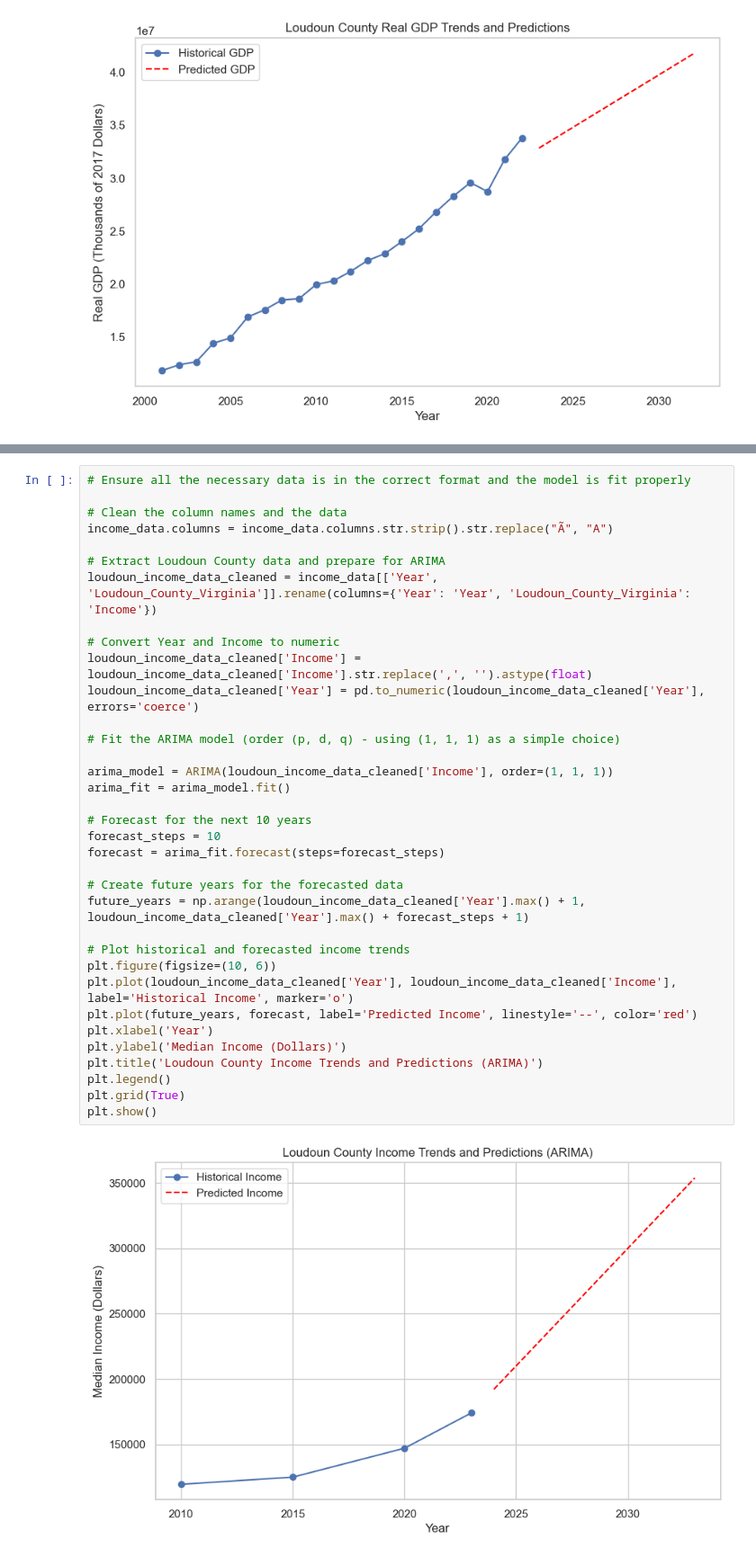
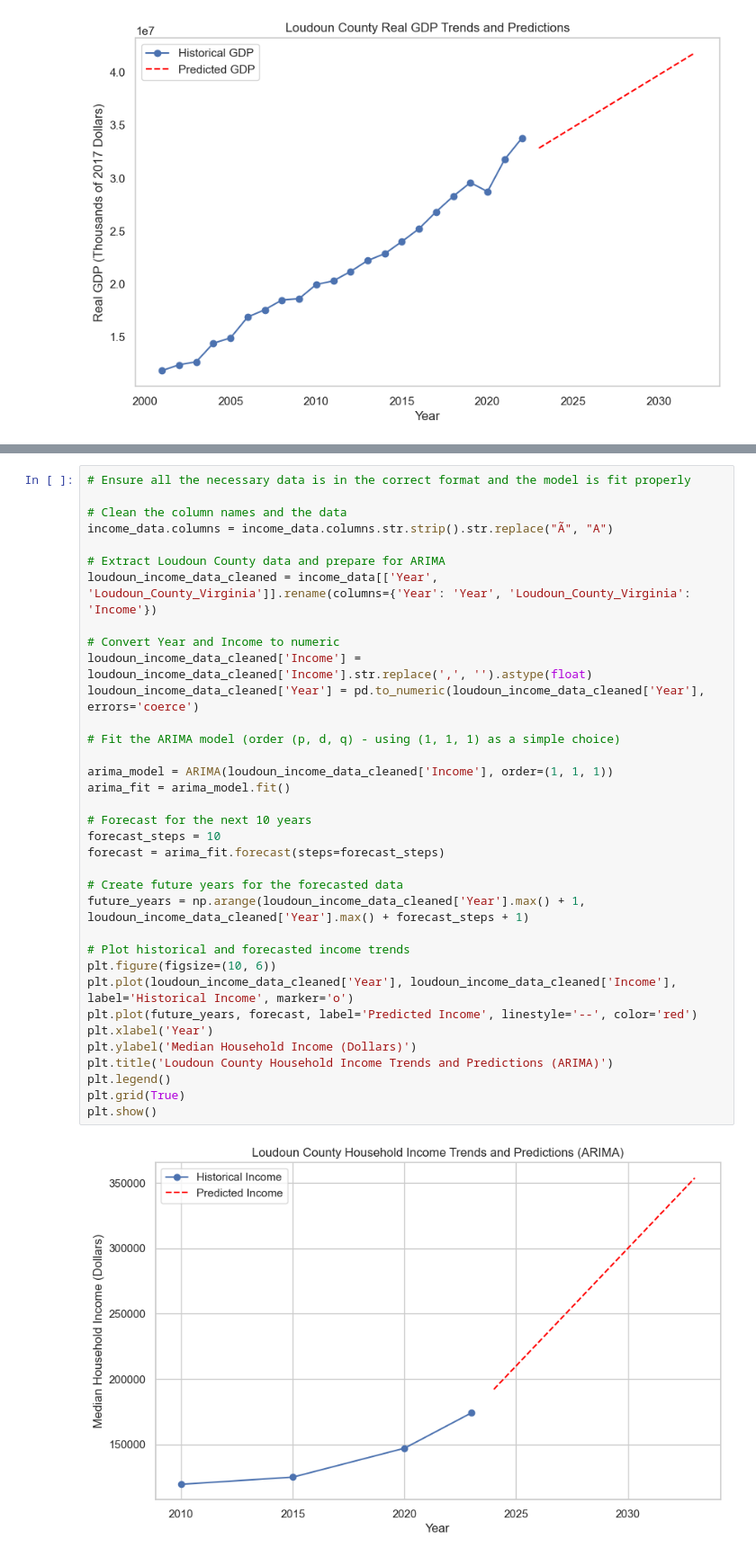
Before and after one commit to Akemp787/Loudoun_County_Growth_Study, a Jupyter notebook: notebooks/Loudoun County Growth Study.ipynb, the cells around one changed output, grey strips where cells are left out. Shown at 90% size. Cells and saved outputs as stored; diff of their text form.

Commit message:
Loudoun County Growth Study

```diff
--- a/notebooks/Loudoun County Growth Study.ipynb
+++ b/notebooks/Loudoun County Growth Study.ipynb
@@ -799,33 +799,33 @@ Index(['FIPS_Code', 'County_Name', 'Year',
 income_data.columns = income_data.columns.str.strip().str.replace("Ã", "A")
 
 # Extract Loudoun County data and prepare for ARIMA
 loudoun_income_data_cleaned = income_data[['Year', 'Loudoun_County_Virginia']].rename(columns={'Year': 'Year', 'Loudoun_County_Virginia': 'Income'})
 
 # Convert Year and Income to numeric
 loudoun_income_data_cleaned['Income'] = loudoun_income_data_cleaned['Income'].str.replace(',', '').astype(float)
 loudoun_income_data_cleaned['Year'] = pd.to_numeric(loudoun_income_data_cleaned['Year'], errors='coerce')
 
 # Fit the ARIMA model (order (p, d, q) - using (1, 1, 1) as a simple choice)
 
 arima_model = ARIMA(loudoun_income_data_cleaned['Income'], order=(1, 1, 1))
 arima_fit = arima_model.fit()
 
 # Forecast for the next 10 years
 forecast_steps = 10
 forecast = arima_fit.forecast(steps=forecast_steps)
 
 # Create future years for the forecasted data
 future_years = np.arange(loudoun_income_data_cleaned['Year'].max() + 1, loudoun_income_data_cleaned['Year'].max() + forecast_steps + 1)
 
 # Plot historical and forecasted income trends
 plt.figure(figsize=(10, 6))
 plt.plot(loudoun_income_data_cleaned['Year'], loudoun_income_data_cleaned['Income'], label='Historical Income', marker='o')
 plt.plot(future_years, forecast, label='Predicted Income', linestyle='--', color='red')
 plt.xlabel('Year')
-plt.ylabel('Median Income (Dollars)')
-plt.title('Loudoun County Income Trends and Predictions (ARIMA)')
+plt.ylabel('Median Household Income (Dollars)')
+plt.title('Loudoun County Household Income Trends and Predictions (ARIMA)')
 plt.legend()
 plt.grid(True)
 plt.show()
 # %% [output]
-[figure, old version]
+[figure, new version]
```
Also changed, not shown: parts of 1 cell of this notebook, 3 other files.
